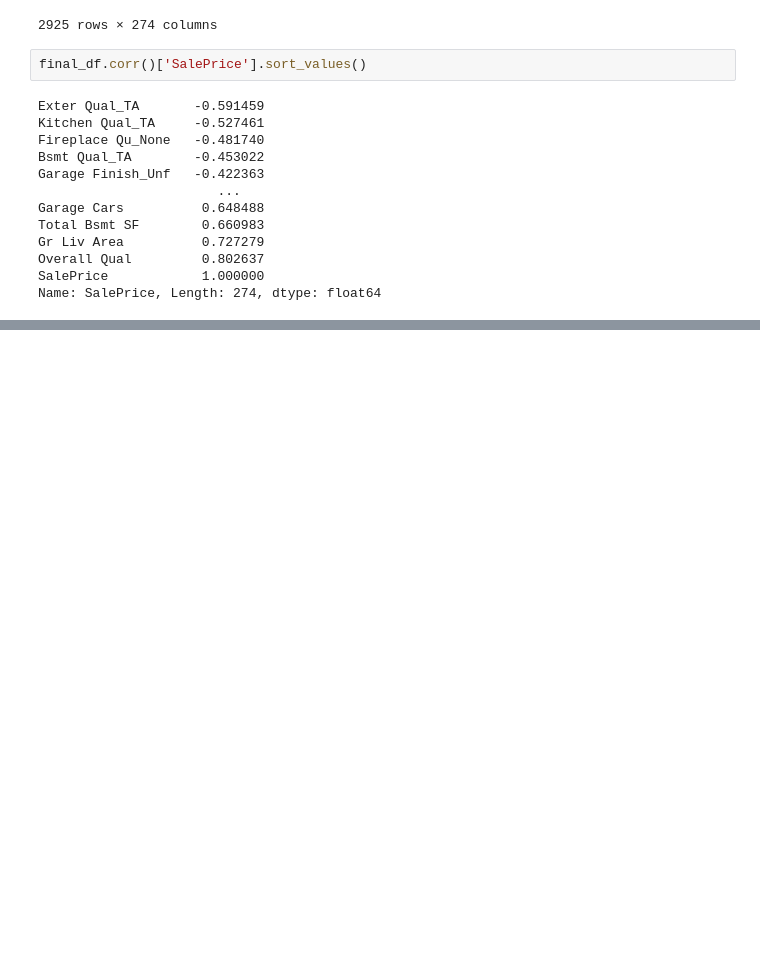
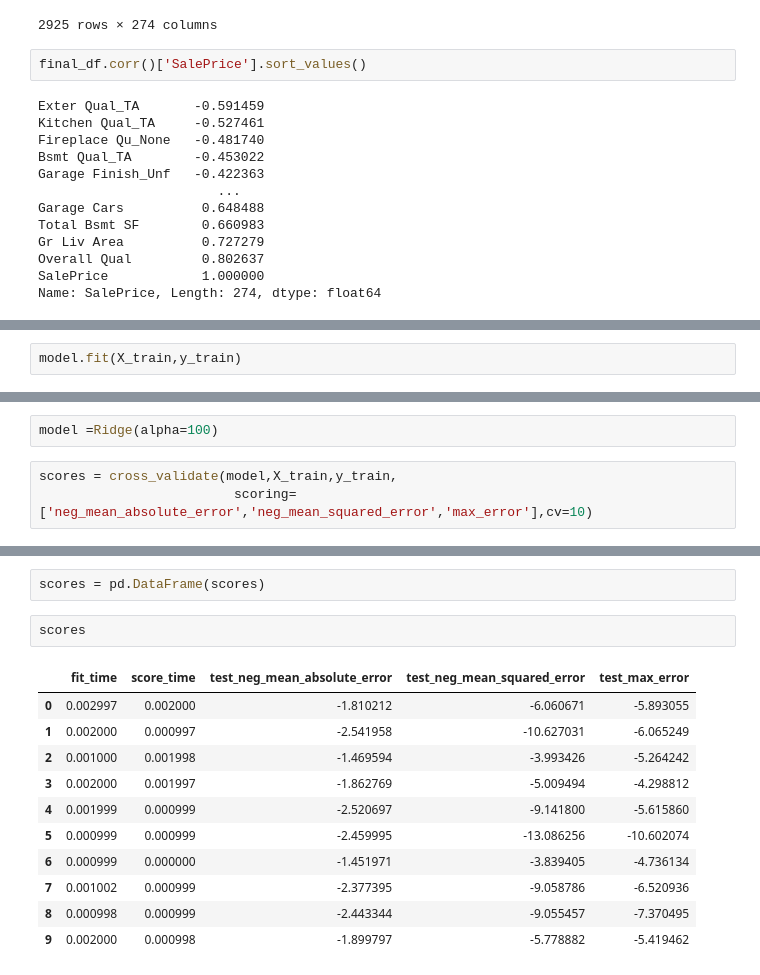
Before and after one commit to ddrightnow/Machine-Learning-Projects, a Jupyter notebook: Python Data Science and Machine Learning/Setup and Environments/08-Linear-Regression-Models/Data Science and Machine Learning Workbook 3.ipynb, the cells around one changed output, grey strips where cells are left out. Cells and saved outputs as stored; diff of their text form; blank space fills up the shorter version.

```diff
--- a/Python Data Science and Machine Learning/Setup and Environments/08-Linear-Regression-Models/Data Science and Machine Learning Workbook 3.ipynb
+++ b/Python Data Science and Machine Learning/Setup and Environments/08-Linear-Regression-Models/Data Science and Machine Learning Workbook 3.ipynb
@@ -1442,0 +1609,2 @@ Name: SalePrice, Length: 274, dtype: float64
+# %%
+model.fit(X_train,y_train)
@@ -1442,0 +1643,5 @@ Name: SalePrice, Length: 274, dtype: float64
+# %%
+model =Ridge(alpha=100)
+# %%
+scores = cross_validate(model,X_train,y_train,
+                         scoring=['neg_mean_absolute_error','neg_mean_squared_error','max_error'],cv=10)
@@ -1442,0 +1663,16 @@ Name: SalePrice, Length: 274, dtype: float64
+# %%
+scores = pd.DataFrame(scores)
+# %%
+scores
+# %% [output]
+|  | fit_time | score_time | test_neg_mean_absolute_error | test_neg_mean_squared_error | test_max_error |
+| 0 | 0.002997 | 0.002000 | -1.810212 | -6.060671 | -5.893055 |
+| 1 | 0.002000 | 0.000997 | -2.541958 | -10.627031 | -6.065249 |
+| 2 | 0.001000 | 0.001998 | -1.469594 | -3.993426 | -5.264242 |
+| 3 | 0.002000 | 0.001997 | -1.862769 | -5.009494 | -4.298812 |
+| 4 | 0.001999 | 0.000999 | -2.520697 | -9.141800 | -5.615860 |
+| 5 | 0.000999 | 0.000999 | -2.459995 | -13.086256 | -10.602074 |
+| 6 | 0.000999 | 0.000000 | -1.451971 | -3.839405 | -4.736134 |
+| 7 | 0.001002 | 0.000999 | -2.377395 | -9.058786 | -6.520936 |
+| 8 | 0.000998 | 0.000999 | -2.443344 | -9.055457 | -7.370495 |
+| 9 | 0.002000 | 0.000998 | -1.899797 | -5.778882 | -5.419462 |
```
Also changed, not shown: parts of 63 cells of this notebook.
